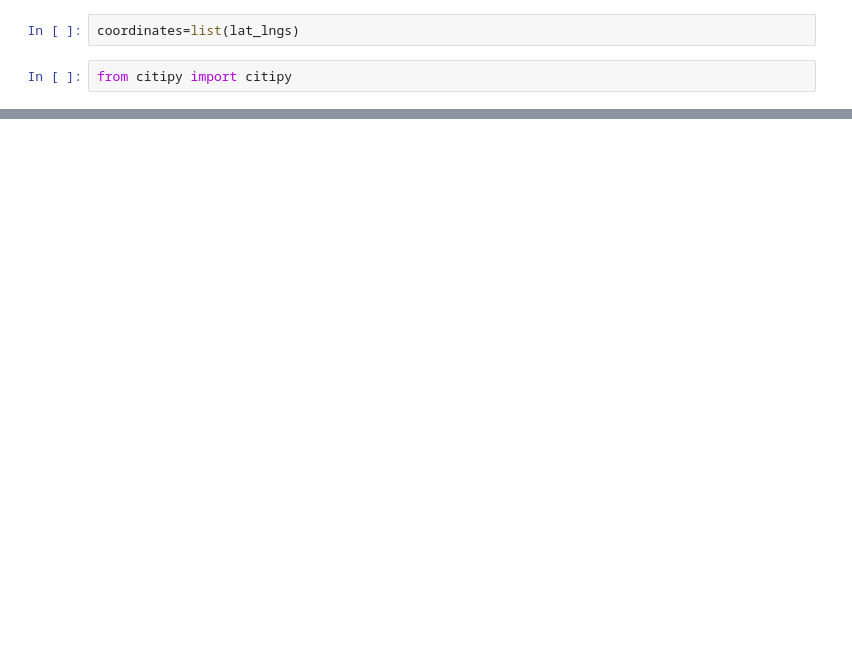
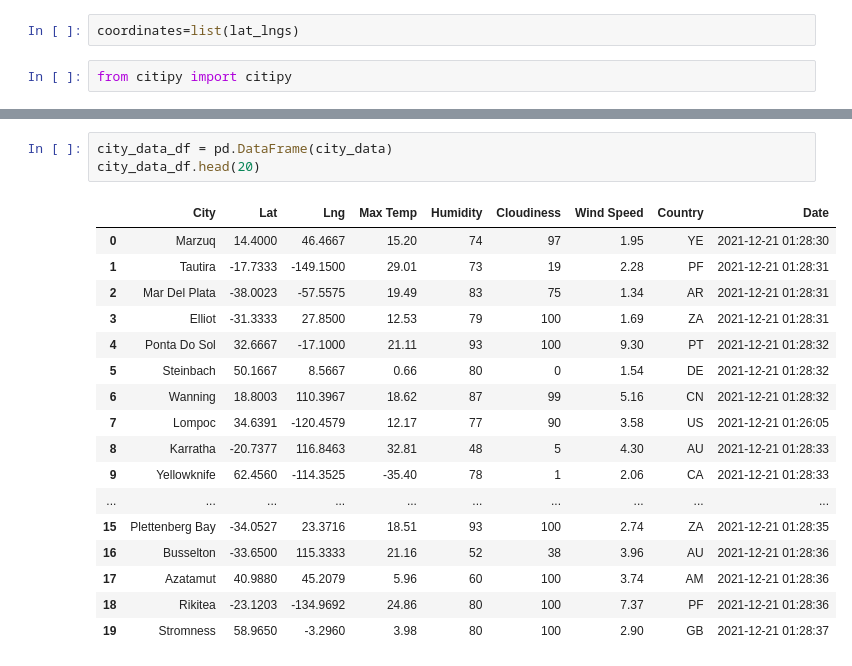
Before and after one commit to carltusz/world_weather_analysis, a Jupyter notebook: WeatherPy.ipynb, the cells around one changed output, grey strips where cells are left out. Drawn from its saved outputs; the diff is of its cells as text; blank space fills up the shorter version.

```diff
--- a/WeatherPy.ipynb
+++ b/WeatherPy.ipynb
@@ -32,0 +137,21 @@ len(cities)
+# %%
+city_data_df = pd.DataFrame(city_data)
+city_data_df.head(20)
+# %% [output]
+|  | City | Lat | Lng | Max Temp | Humidity | Cloudiness | Wind Speed | Country | Date |
+| 0 | Marzuq | 14.4000 | 46.4667 | 15.20 | 74 | 97 | 1.95 | YE | 2021-12-21 01:28:30 |
+| 1 | Tautira | -17.7333 | -149.1500 | 29.01 | 73 | 19 | 2.28 | PF | 2021-12-21 01:28:31 |
+| 2 | Mar Del Plata | -38.0023 | -57.5575 | 19.49 | 83 | 75 | 1.34 | AR | 2021-12-21 01:28:31 |
+| 3 | Elliot | -31.3333 | 27.8500 | 12.53 | 79 | 100 | 1.69 | ZA | 2021-12-21 01:28:31 |
+| 4 | Ponta Do Sol | 32.6667 | -17.1000 | 21.11 | 93 | 100 | 9.30 | PT | 2021-12-21 01:28:32 |
+| 5 | Steinbach | 50.1667 | 8.5667 | 0.66 | 80 | 0 | 1.54 | DE | 2021-12-21 01:28:32 |
+| 6 | Wanning | 18.8003 | 110.3967 | 18.62 | 87 | 99 | 5.16 | CN | 2021-12-21 01:28:32 |
+| 7 | Lompoc | 34.6391 | -120.4579 | 12.17 | 77 | 90 | 3.58 | US | 2021-12-21 01:26:05 |
+| 8 | Karratha | -20.7377 | 116.8463 | 32.81 | 48 | 5 | 4.30 | AU | 2021-12-21 01:28:33 |
+| 9 | Yellowknife | 62.4560 | -114.3525 | -35.40 | 78 | 1 | 2.06 | CA | 2021-12-21 01:28:33 |
+| ... | ... | ... | ... | ... | ... | ... | ... | ... | ... |
+| 15 | Plettenberg Bay | -34.0527 | 23.3716 | 18.51 | 93 | 100 | 2.74 | ZA | 2021-12-21 01:28:35 |
+| 16 | Busselton | -33.6500 | 115.3333 | 21.16 | 52 | 38 | 3.96 | AU | 2021-12-21 01:28:36 |
+| 17 | Azatamut | 40.9880 | 45.2079 | 5.96 | 60 | 100 | 3.74 | AM | 2021-12-21 01:28:36 |
+| 18 | Rikitea | -23.1203 | -134.9692 | 24.86 | 80 | 100 | 7.37 | PF | 2021-12-21 01:28:36 |
+| 19 | Stromness | 58.9650 | -3.2960 | 3.98 | 80 | 100 | 2.90 | GB | 2021-12-21 01:28:37 |
```
Also changed, not shown: parts of 5 cells of this notebook, 3 other files.
